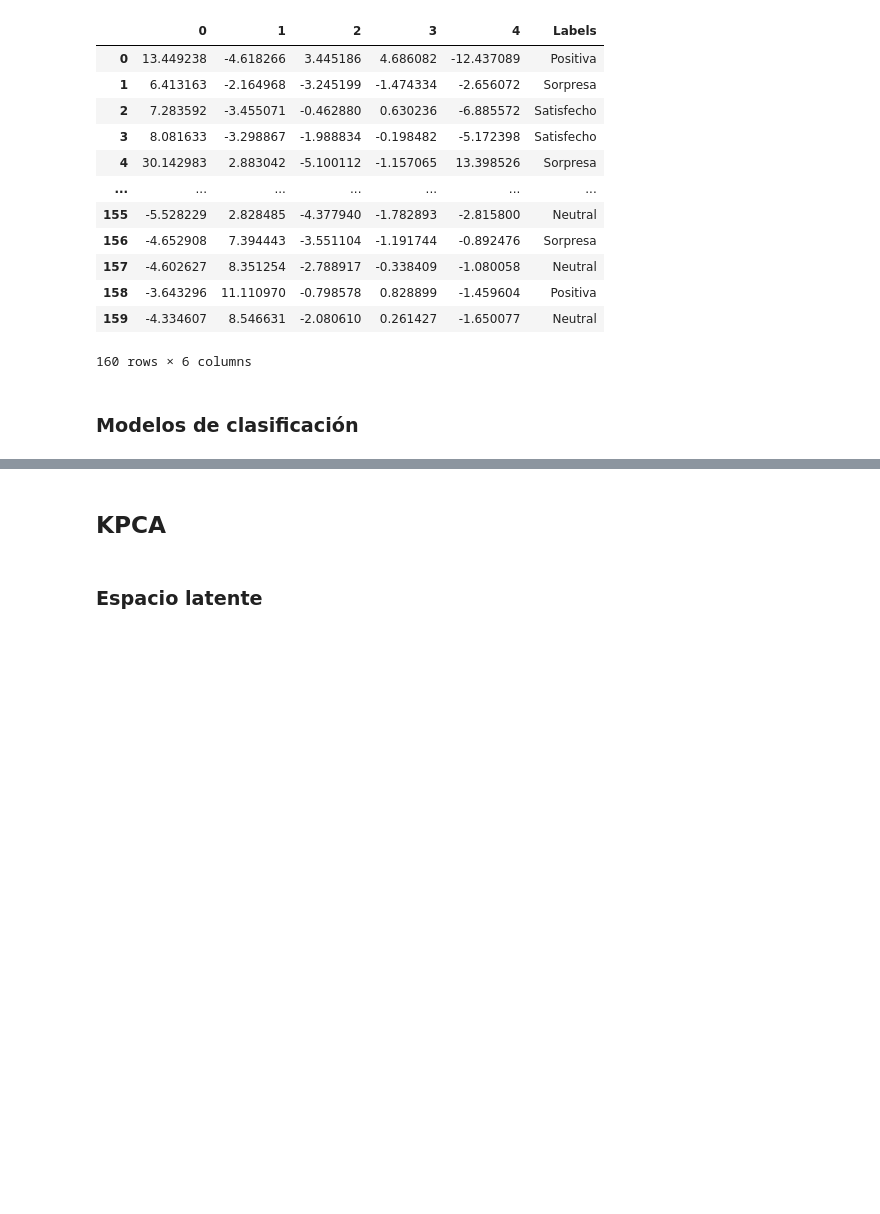
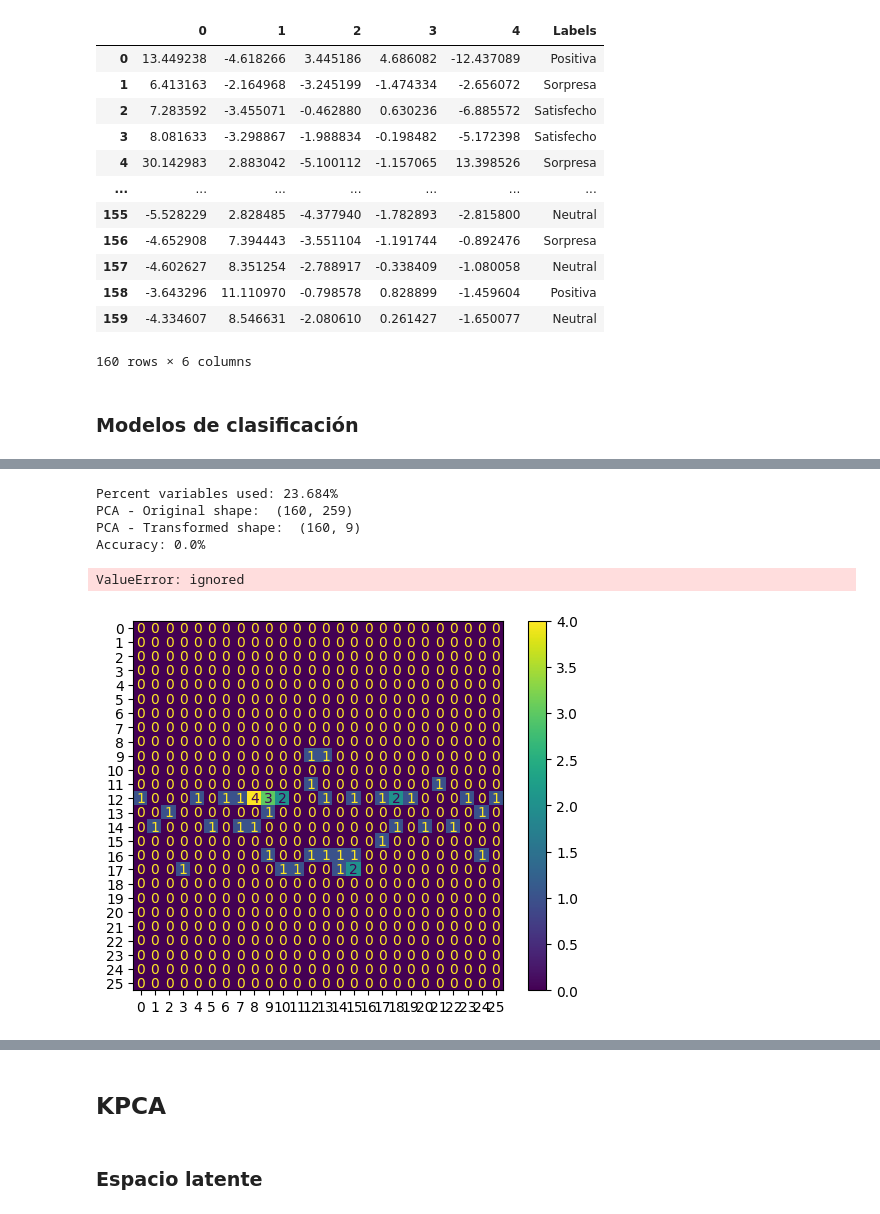
Before and after one commit to DavidELP17/TS3_MiniProyecto2, a Jupyter notebook: TS3_MiniProyecto2.ipynb, the cells around one changed output, grey strips where cells are left out. Saved outputs shown, nothing was run; the diff lists cells and outputs as text; code cells hidden in the pictures; blank space fills up the shorter version.

```diff
--- a/TS3_MiniProyecto2.ipynb
+++ b/TS3_MiniProyecto2.ipynb
@@ -615,7 +615,7 @@ def modelo_regresion_logistica(X_train, y_train):
     clasificadorRL.fit(X_train, y_train)
     return clasificadorRL
 # %%
-def graficar_espacio_latente(data_pca, y_codificado, data, n_components, acc):
+def graficar_espacio_latente(data_pca, y_codificado, data, n_components):
     colors = ['r', 'c', 'g']
     plt.figure(figsize=(15, 5))
 
@@ -628,7 +628,7 @@ def graficar_espacio_latente(data_pca, y_codificado, data, n_components, acc):
     plt.xlabel('Componente Principal 1')
     plt.ylabel('Componente Principal 2')
     plt.legend()
-    plt.title(f'PCA con q={n_components} - Accuracy: {acc:.2f}')
+    plt.title(f'PCA con q={n_components}')
 
     # Varianza explicada
     plt.subplot(1, 2, 2)
@@ -643,4 +643,12 @@ def graficar_matriz_confusion(CMAT, y_codificado):
     ax = ConfusionMatrixDisplay(confusion_matrix=CMAT, display_labels=np.unique(y_codificado))
     ax.plot()
     plt.show()
+# %%
+def aplicar_pca(X_normalizado, n_components):
+    pca = PCA(n_components=int(n_components))
+    X_pca = pca.fit_transform(X_normalizado)
+    data_pca = pd.DataFrame(data=X_pca)
+    print("PCA - Original shape: ", X_normalizado.shape)
+    print("PCA - Transformed shape: ", X_pca.shape)
+    return data_pca, pca
 # %%
@@ -713,0 +695,9 @@ interactive(children=(Dropdown(description='PCA_flag', options=(True, False), va
+# %%
+pca(False, 9, "Mínimos_Cuadrados")
+# %% [output]
+Percent variables used: 23.684%
+PCA - Original shape:  (160, 259)
+PCA - Transformed shape:  (160, 9)
+Accuracy: 0.0%
+ValueError: ignored
+[figure, added]
```
Also changed, not shown: parts of 39 cells of this notebook.
